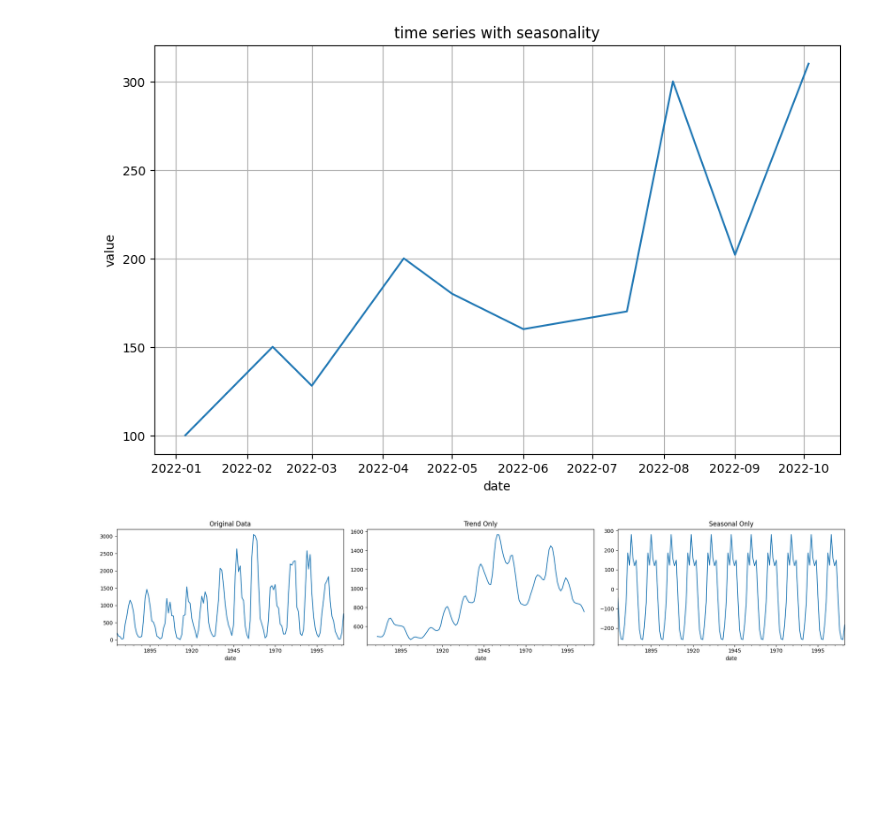
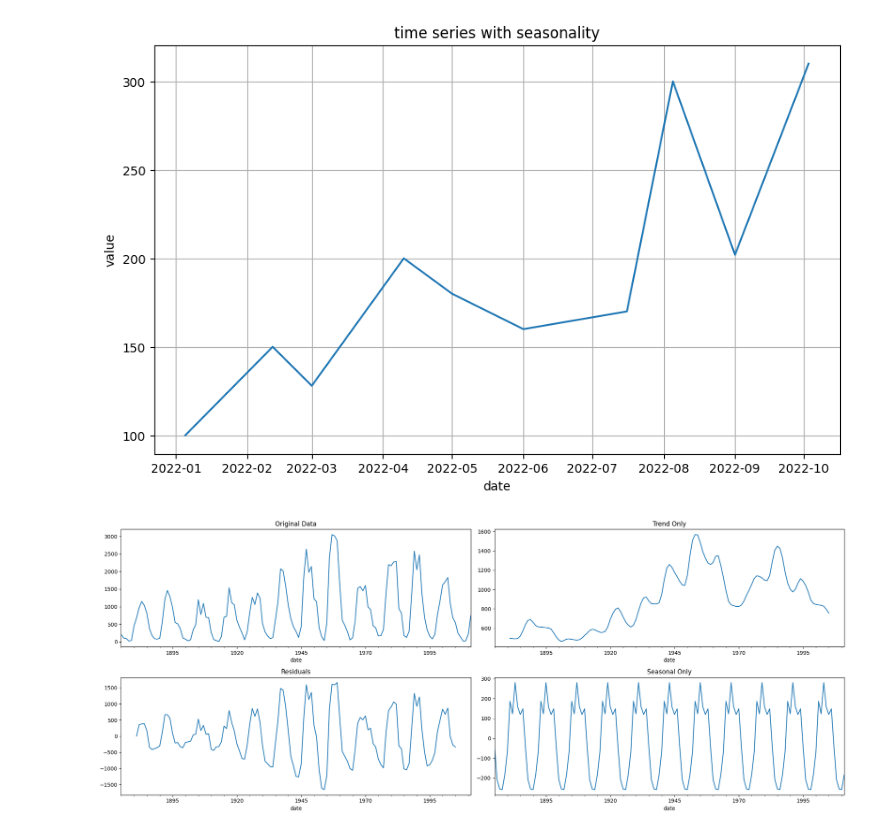
Before and after one commit to bharath5293/data-handling, a Jupyter notebook: Time_series_data.ipynb, the cells around one changed output. Drawn from its saved outputs; the diff is of its cells as text; code cells hidden in the pictures; blank space fills up the shorter version.

```diff
--- a/Time_series_data.ipynb
+++ b/Time_series_data.ipynb
@@ -40,20 +40,12 @@ plt.show()
 # %%
 data = pd.read_csv('https://raw.githubusercontent.com/selva86/datasets/master/sunspotarea.csv', parse_dates=['date'], index_col='date')
 result = seasonal_decompose(data, model='additive', period=12)
-
-
-fig, axes = plt.subplots(1, 3, figsize=(20, 4), dpi=100)
-
-
-data.plot(ax=axes[0], title='Original Data', legend=False)
-
-
-result.trend.plot(ax=axes[1], title='Trend Only', legend=False)
-
-
-result.seasonal.plot(ax=axes[2], title='Seasonal Only', legend=False)
-
+fig, axes = plt.subplots(2, 2, figsize=(20, 8), dpi=100)
+data.plot(ax=axes[0, 0], title='Original Data', legend=False)
+result.trend.plot(ax=axes[0, 1], title='Trend Only', legend=False)
+result.seasonal.plot(ax=axes[1, 1], title='Seasonal Only', legend=False)
+result.resid.plot(ax=axes[1, 0], title='Residuals', legend=False)
 plt.tight_layout()
 plt.show()
 # %% [output]
-[figure, old version]
+[figure, new version]
```
